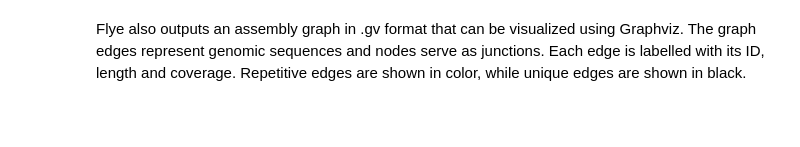
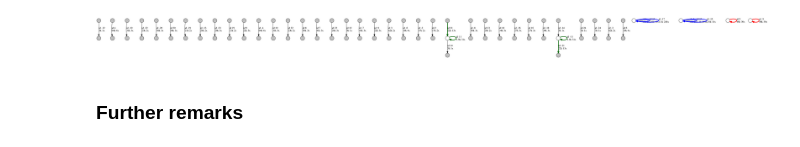
Before and after one commit to cpgonzal/NanoDJ, a Jupyter notebook: nanodj_notebooks/4.0_DeNovo_Flye.ipynb, the cells around one changed output. Drawn from its saved outputs; the diff is of its cells as text; code cells hidden in the pictures; blank space fills up the shorter version.

```diff
--- a/nanodj_notebooks/4.0_DeNovo_Flye.ipynb
+++ b/nanodj_notebooks/4.0_DeNovo_Flye.ipynb
@@ -33,2 +80,0 @@ Error: 1
-# %% [markdown]
-Flye also outputs an assembly graph in .gv format that can be visualized using Graphviz. The graph edges represent genomic sequences and nodes serve as junctions. Each edge is labelled with its ID, length and coverage. Repetitive edges are shown in color, while unique edges are shown in black.
@@ -36,0 +83,8 @@ dot -Tpng -O assembly_graph.gv
+# %%
+#Show output of Graphviz conversion to PNG (dot command)
+from IPython.display import Image
+Image("data/sample/flye_output/assembly_graph.dot.png") # double-click on the image to zoom\n
+# %% [output]
+[figure, added]
+# %% [markdown]
+### Further remarks
```
Also changed, not shown: parts of 9 cells of this notebook.
